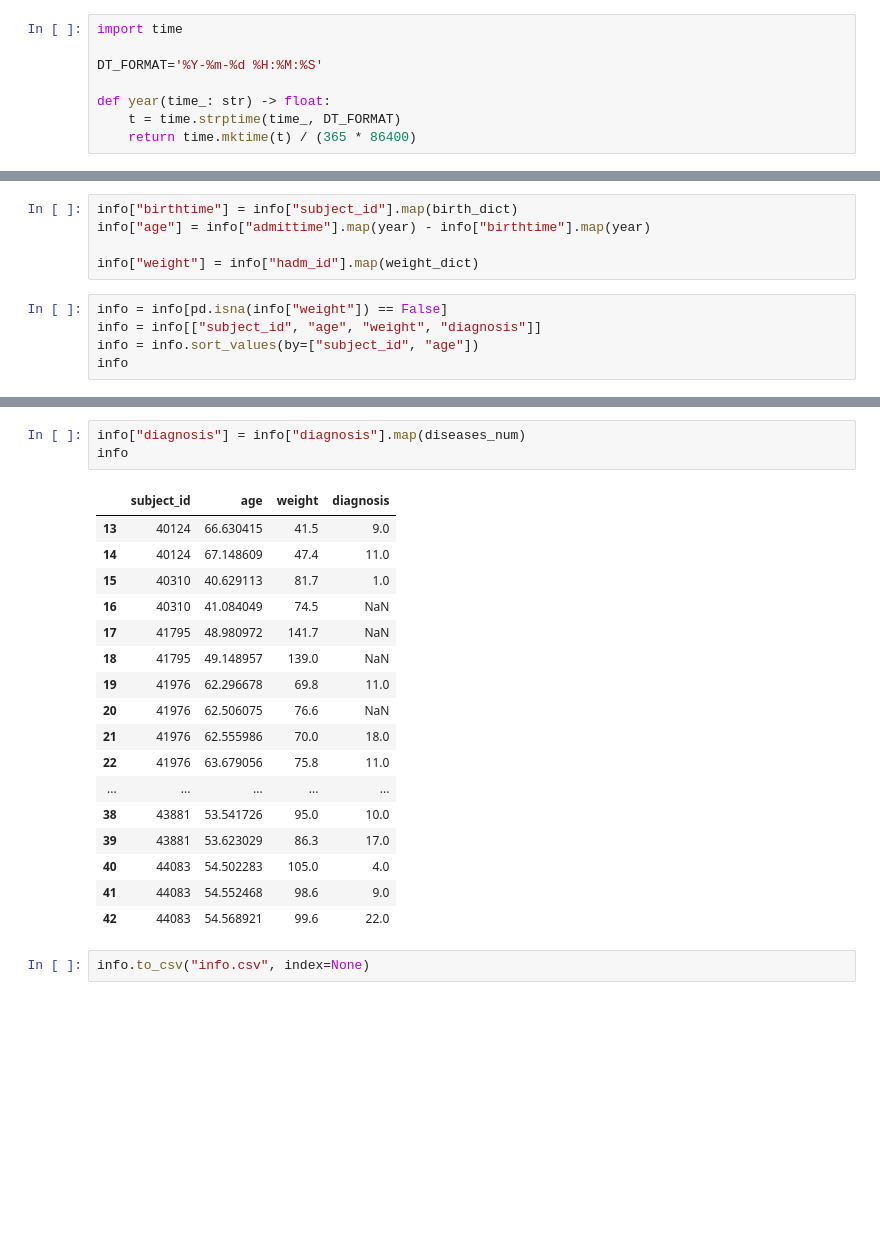
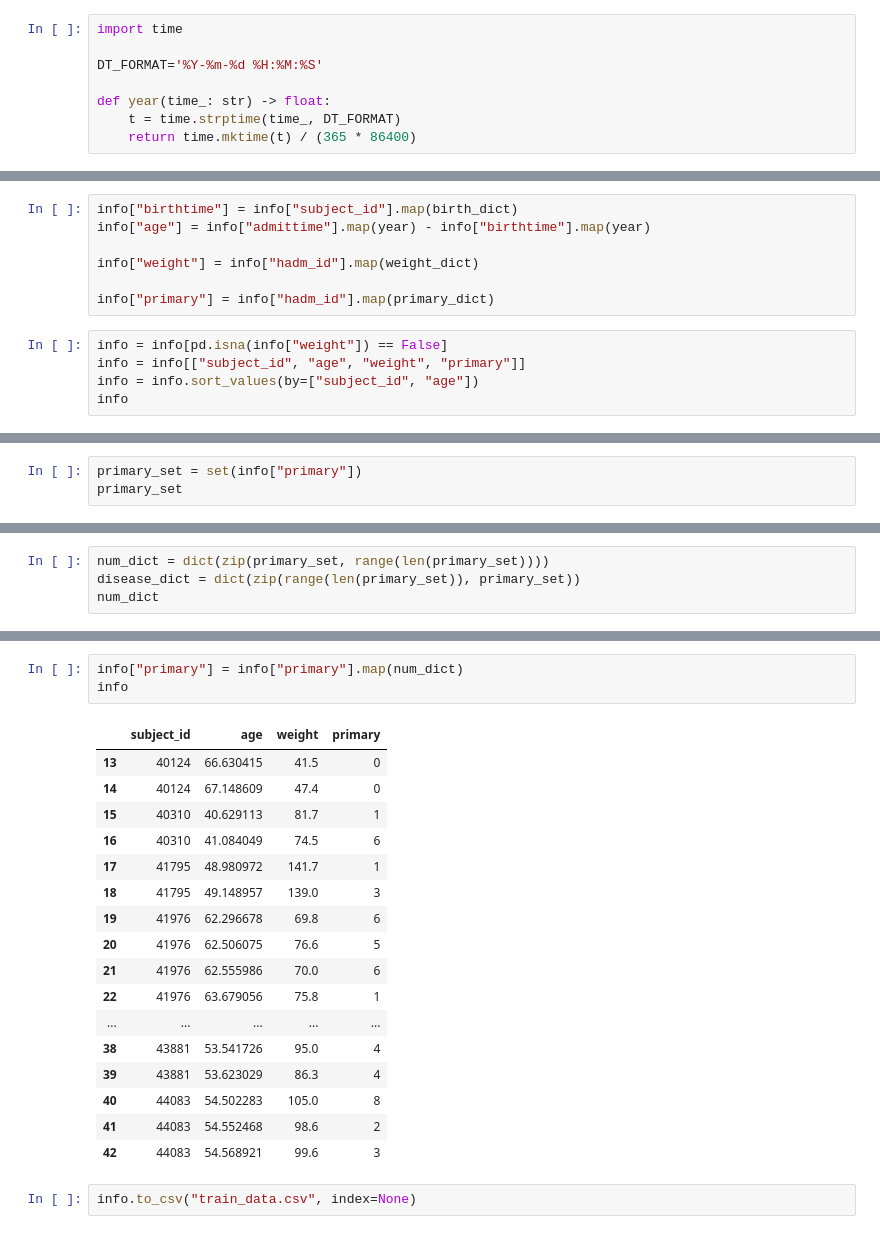
Before and after one commit to 1747956LXR/disease-network, a Jupyter notebook: data/sum_up.ipynb, the cells around one changed output, grey strips where cells are left out. Cells and saved outputs as stored; diff of their text form; blank space fills up the shorter version.

```diff
--- a/data/sum_up.ipynb
+++ b/data/sum_up.ipynb
@@ -41,9 +43,11 @@ info["birthtime"] = info["subject_id"].map(birth_dict)
 info["age"] = info["admittime"].map(year) - info["birthtime"].map(year)
 
 info["weight"] = info["hadm_id"].map(weight_dict)
+
+info["primary"] = info["hadm_id"].map(primary_dict)
 # %%
 info = info[pd.isna(info["weight"]) == False]
-info = info[["subject_id", "age", "weight", "diagnosis"]]
+info = info[["subject_id", "age", "weight", "primary"]]
 info = info.sort_values(by=["subject_id", "age"])
 info
 # %% [output]
@@ -95,0 +71,3 @@ diseases_num
+# %%
+primary_set = set(info["primary"])
+primary_set
@@ -95,0 +76,4 @@ diseases_num
+# %%
+num_dict = dict(zip(primary_set, range(len(primary_set))))
+disease_dict = dict(zip(range(len(primary_set)), primary_set))
+num_dict
@@ -96,23 +157,23 @@ diseases_num
 # %%
-info["diagnosis"] = info["diagnosis"].map(diseases_num)
+info["primary"] = info["primary"].map(num_dict)
 info
 # %% [output]
-|  | subject_id | age | weight | diagnosis |
-| 13 | 40124 | 66.630415 | 41.5 | 9.0 |
-| 14 | 40124 | 67.148609 | 47.4 | 11.0 |
-| 15 | 40310 | 40.629113 | 81.7 | 1.0 |
-| 16 | 40310 | 41.084049 | 74.5 | NaN |
-| 17 | 41795 | 48.980972 | 141.7 | NaN |
-| 18 | 41795 | 49.148957 | 139.0 | NaN |
-| 19 | 41976 | 62.296678 | 69.8 | 11.0 |
-| 20 | 41976 | 62.506075 | 76.6 | NaN |
-| 21 | 41976 | 62.555986 | 70.0 | 18.0 |
-| 22 | 41976 | 63.679056 | 75.8 | 11.0 |
+|  | subject_id | age | weight | primary |
+| 13 | 40124 | 66.630415 | 41.5 | 0 |
+| 14 | 40124 | 67.148609 | 47.4 | 0 |
+| 15 | 40310 | 40.629113 | 81.7 | 1 |
+| 16 | 40310 | 41.084049 | 74.5 | 6 |
+| 17 | 41795 | 48.980972 | 141.7 | 1 |
+| 18 | 41795 | 49.148957 | 139.0 | 3 |
+| 19 | 41976 | 62.296678 | 69.8 | 6 |
+| 20 | 41976 | 62.506075 | 76.6 | 5 |
+| 21 | 41976 | 62.555986 | 70.0 | 6 |
+| 22 | 41976 | 63.679056 | 75.8 | 1 |
 | ... | ... | ... | ... | ... |
-| 38 | 43881 | 53.541726 | 95.0 | 10.0 |
-| 39 | 43881 | 53.623029 | 86.3 | 17.0 |
-| 40 | 44083 | 54.502283 | 105.0 | 4.0 |
-| 41 | 44083 | 54.552468 | 98.6 | 9.0 |
-| 42 | 44083 | 54.568921 | 99.6 | 22.0 |
+| 38 | 43881 | 53.541726 | 95.0 | 4 |
+| 39 | 43881 | 53.623029 | 86.3 | 4 |
+| 40 | 44083 | 54.502283 | 105.0 | 8 |
+| 41 | 44083 | 54.552468 | 98.6 | 2 |
+| 42 | 44083 | 54.568921 | 99.6 | 3 |
 # %%
-info.to_csv("info.csv", index=None)
+info.to_csv("train_data.csv", index=None)
```
Also changed, not shown: parts of 10 cells of this notebook, 7 other files.
